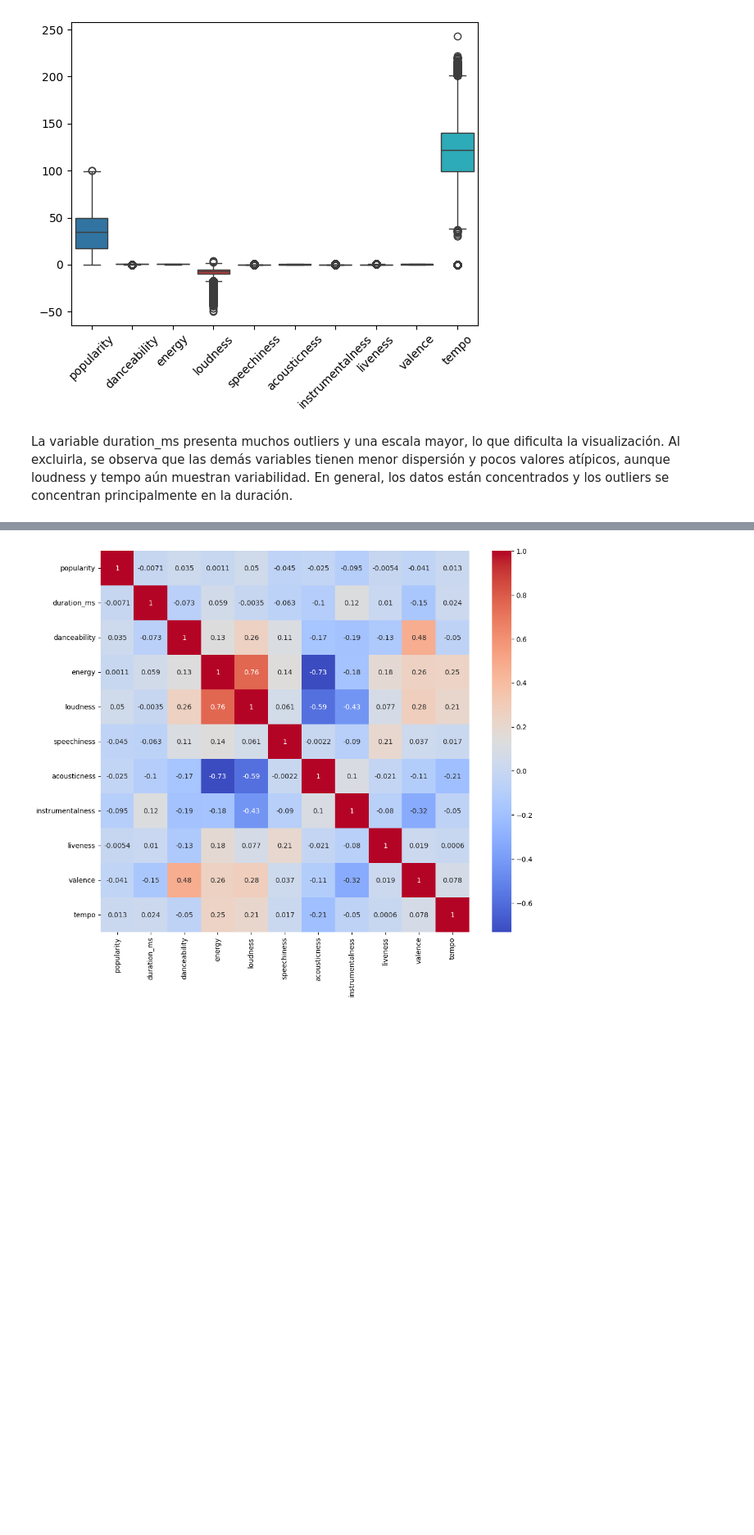
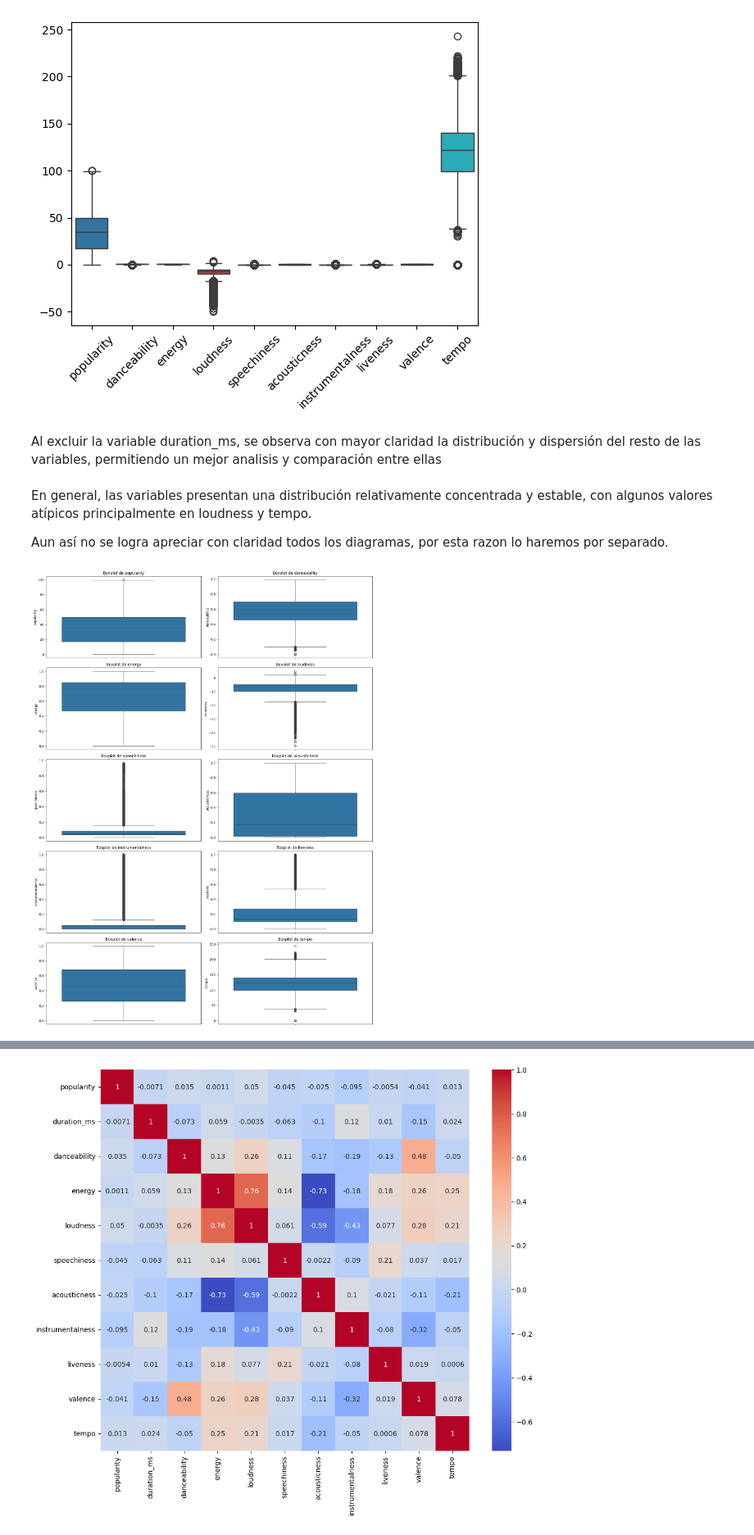
Before and after one commit to fernandovidalnn/evaluacion_1_mineria_datos, a Jupyter notebook: ev1_mineria.ipynb, the cells around one changed output, grey strips where cells are left out. Shown at 82% size. Drawn from its saved outputs; the diff is of its cells as text; code cells hidden in the pictures; blank space fills up the shorter version.

Commit message:
todo listo parte fernando

```diff
--- a/ev1_mineria.ipynb
+++ b/ev1_mineria.ipynb
@@ -417,5 +447,22 @@ plt.xticks(rotation=45)
 plt.show()
 # %% [output]
 [figure]
-# %% [markdown]
-La variable duration_ms presenta muchos outliers y una escala mayor, lo que dificulta la visualización. Al excluirla, se observa que las demás variables tienen menor dispersión y pocos valores atípicos, aunque loudness y tempo aún muestran variabilidad. En general, los datos están concentrados y los outliers se concentran principalmente en la duración.
+# %% [markdown]
+Al excluir la variable duration_ms, se observa con mayor claridad la distribución y dispersión del resto de las variables, permitiendo un mejor analisis y comparación entre ellas
+# %% [markdown]
+En general, las variables presentan una distribución relativamente concentrada y estable, con algunos valores atípicos principalmente en loudness y tempo.
+
+Aun así no se logra apreciar con claridad todos los diagramas, por esta razon lo haremos por separado.
+# %%
+plt.figure(figsize=(15, 20))
+
+for i, col in enumerate(cols_sin_duration, 1):
+    plt.subplot(5, 2, i)
+    sns.boxplot(y=df[col])
+    plt.title(f'Boxplot de {col}')
+    plt.ylabel(col)
+
+plt.tight_layout()
+plt.show()
+# %% [output]
+[figure, added]
```
Also changed, not shown: parts of 31 cells of this notebook.
